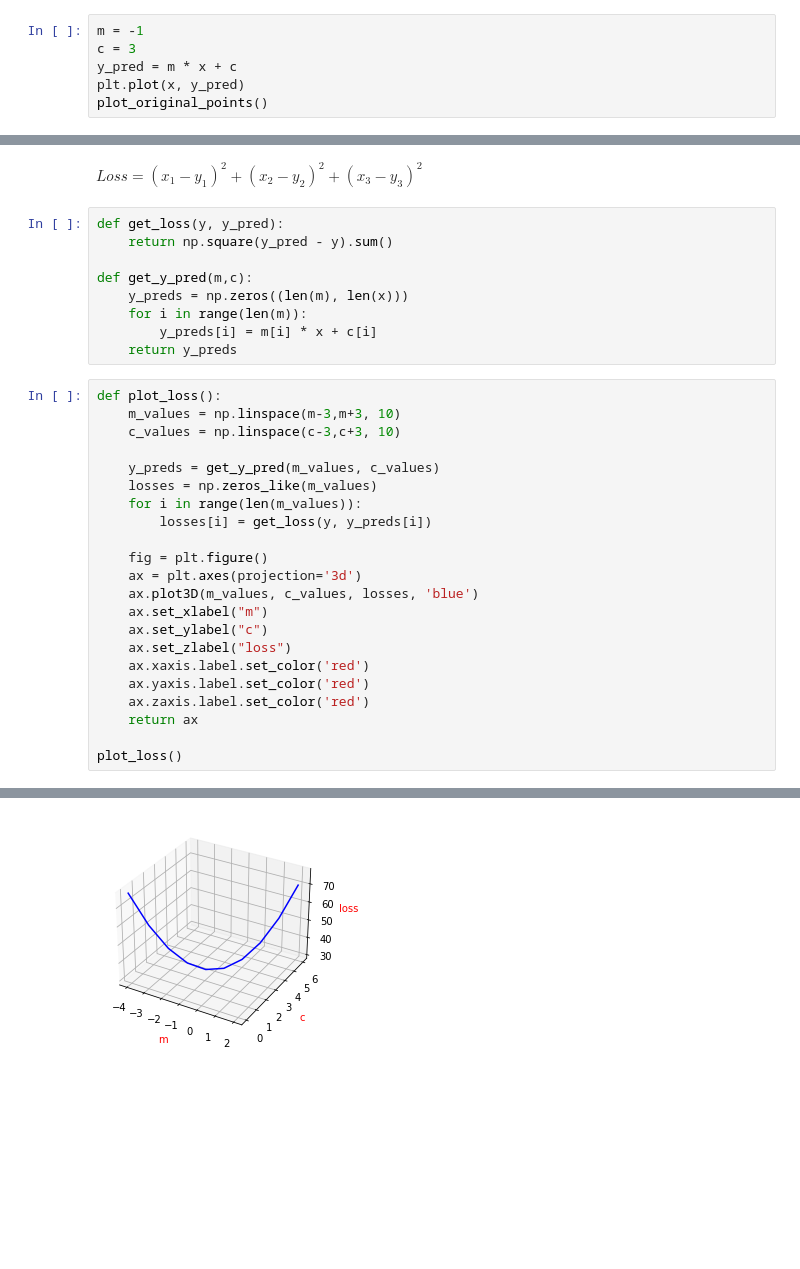
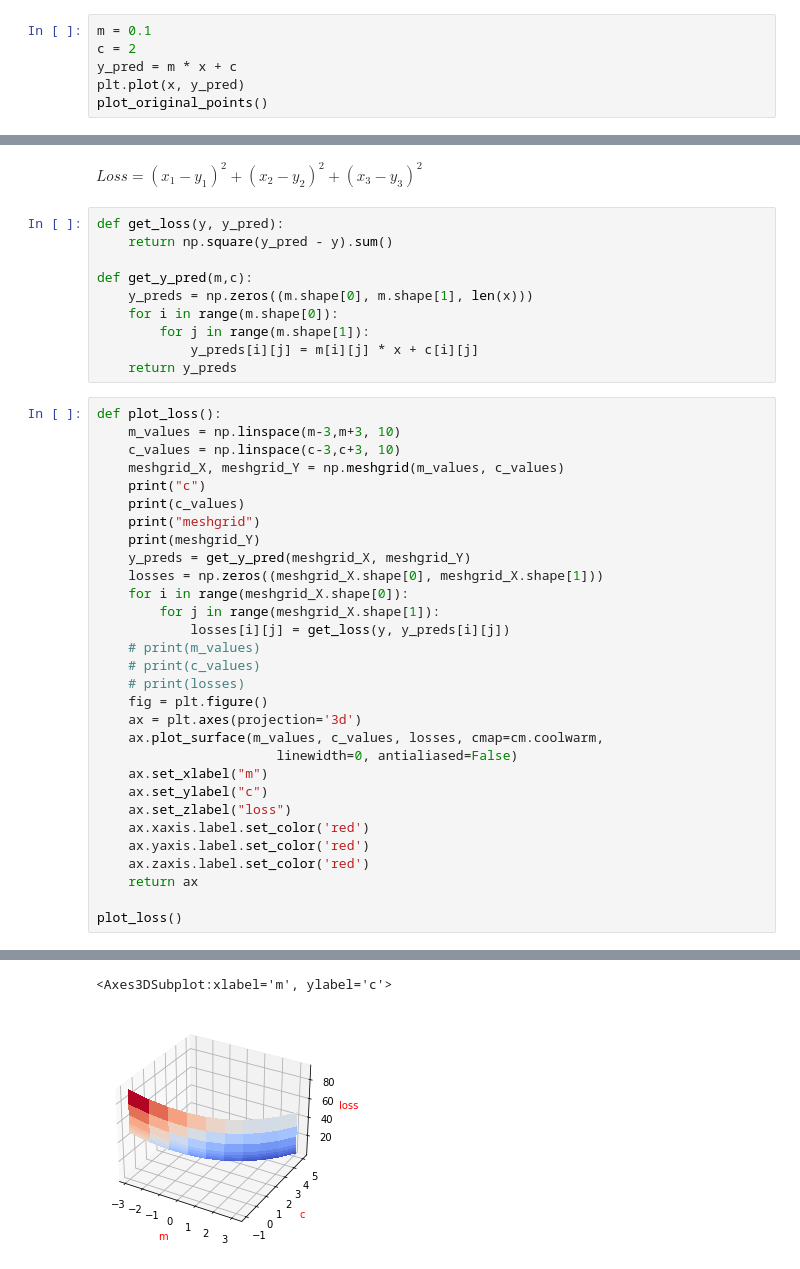
Before and after one commit to arf-themascoteers/basics, a Jupyter notebook: curve_fitting.ipynb, the cells around one changed output, grey strips where cells are left out. Drawn from its saved outputs; the diff is of its cells as text; blank space fills up the shorter version.

```diff
--- a/curve_fitting.ipynb
+++ b/curve_fitting.ipynb
@@ -16,8 +17,8 @@ plot_original_points()
 # %% [output]
 [figure]
 # %%
-m = -1
-c = 3
+m = 0.1
+c = 2
 y_pred = m * x + c
 plt.plot(x, y_pred)
 plot_original_points()
@@ -40,23 +41,32 @@ def get_loss(y, y_pred):
     return np.square(y_pred - y).sum()
 
 def get_y_pred(m,c):
-    y_preds = np.zeros((len(m), len(x)))
-    for i in range(len(m)):
-        y_preds[i] = m[i] * x + c[i]
+    y_preds = np.zeros((m.shape[0], m.shape[1], len(x)))
+    for i in range(m.shape[0]):
+        for j in range(m.shape[1]):
+            y_preds[i][j] = m[i][j] * x + c[i][j]
     return y_preds
 # %%
 def plot_loss():
     m_values = np.linspace(m-3,m+3, 10)
     c_values = np.linspace(c-3,c+3, 10)
-
-    y_preds = get_y_pred(m_values, c_values)
-    losses = np.zeros_like(m_values)
-    for i in range(len(m_values)):
-        losses[i] = get_loss(y, y_preds[i])
-
+    meshgrid_X, meshgrid_Y = np.meshgrid(m_values, c_values)
+    print("c")
+    print(c_values)
+    print("meshgrid")
+    print(meshgrid_Y)
+    y_preds = get_y_pred(meshgrid_X, meshgrid_Y)
+    losses = np.zeros((meshgrid_X.shape[0], meshgrid_X.shape[1]))
+    for i in range(meshgrid_X.shape[0]):
+        for j in range(meshgrid_X.shape[1]):
+            losses[i][j] = get_loss(y, y_preds[i][j])
+    # print(m_values)
+    # print(c_values)
+    # print(losses)
     fig = plt.figure()
     ax = plt.axes(projection='3d')
-    ax.plot3D(m_values, c_values, losses, 'blue')
+    ax.plot_surface(m_values, c_values, losses, cmap=cm.coolwarm,
+                       linewidth=0, antialiased=False)
     ax.set_xlabel("m")
     ax.set_ylabel("c")
     ax.set_zlabel("loss")
@@ -71,4 +97,5 @@ plot_loss()
+<Axes3DSubplot:xlabel='m', ylabel='c'>
-[figure, old version]
+[figure, new version]
 # %%
 print("Plot current m,c,loss")
 loss = get_loss(y, y_pred)
```
Also changed, not shown: parts of 4 cells of this notebook, 2 other files.
